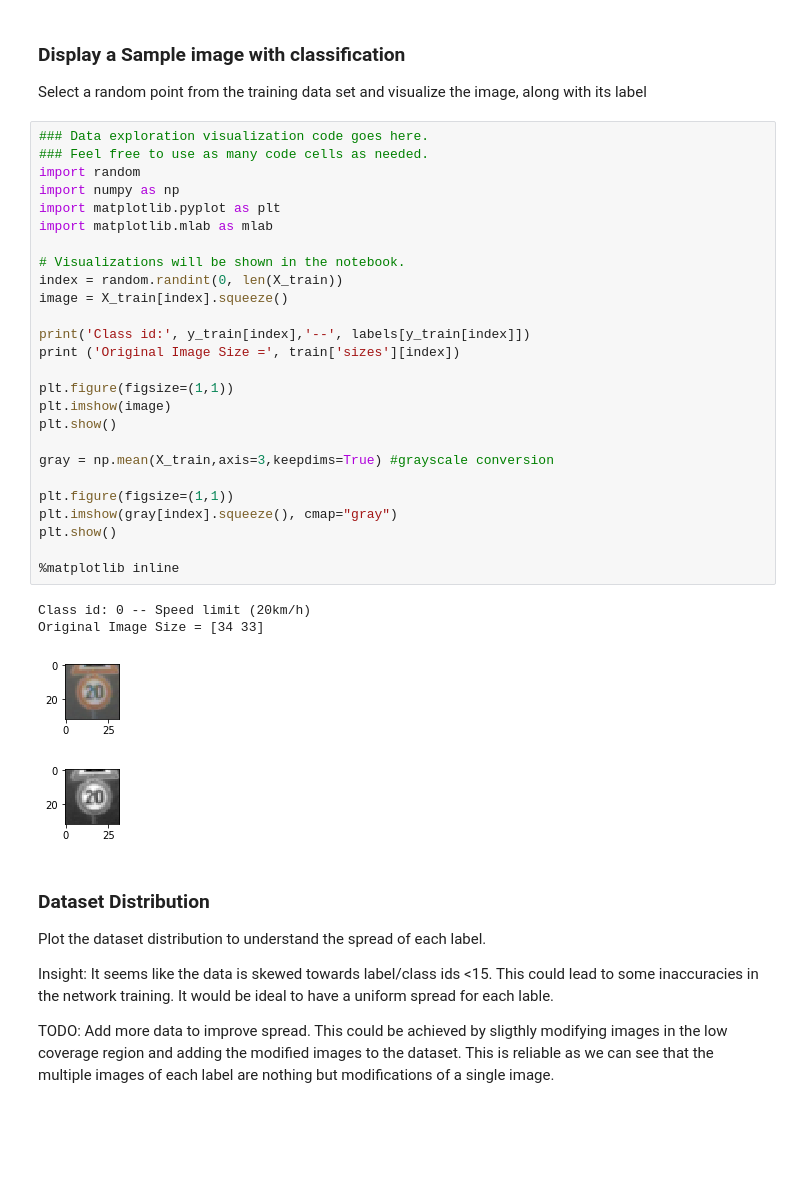
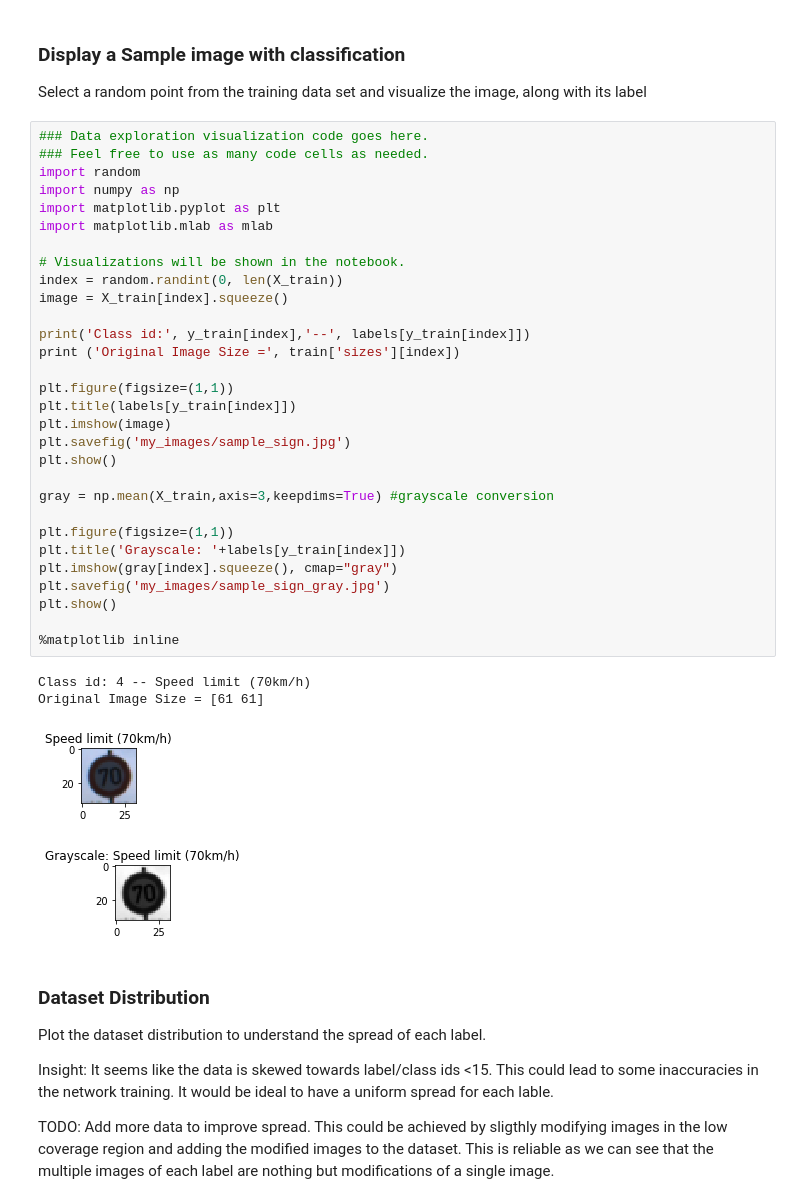
Before and after one commit to avikjuneja/Udacity--SelfDrivingCar_ND, a Jupyter notebook: CarND-Traffic-Sign-Classifier-Project/Traffic_Sign_Classifier.ipynb, the cells around one changed output. Drawn from its saved outputs; the diff is of its cells as text; blank space fills up the shorter version.

```diff
--- a/CarND-Traffic-Sign-Classifier-Project/Traffic_Sign_Classifier.ipynb
+++ b/CarND-Traffic-Sign-Classifier-Project/Traffic_Sign_Classifier.ipynb
@@ -135,34 +135,38 @@ Select a random point from the training data set and visualize the image, along
 # %%
 ### Data exploration visualization code goes here.
 ### Feel free to use as many code cells as needed.
 import random
 import numpy as np
 import matplotlib.pyplot as plt
 import matplotlib.mlab as mlab
 
 # Visualizations will be shown in the notebook.
 index = random.randint(0, len(X_train))
 image = X_train[index].squeeze()
 
 print('Class id:', y_train[index],'--', labels[y_train[index]])
 print ('Original Image Size =', train['sizes'][index])
 
 plt.figure(figsize=(1,1))
+plt.title(labels[y_train[index]])
 plt.imshow(image)
+plt.savefig('my_images/sample_sign.jpg')
 plt.show()
 
 gray = np.mean(X_train,axis=3,keepdims=True) #grayscale conversion
 
 plt.figure(figsize=(1,1))
+plt.title('Grayscale: '+labels[y_train[index]])
 plt.imshow(gray[index].squeeze(), cmap="gray")
+plt.savefig('my_images/sample_sign_gray.jpg')
 plt.show()
 
 %matplotlib inline
 # %% [output]
-Class id: 0 -- Speed limit (20km/h)
-Original Image Size = [34 33]
+Class id: 4 -- Speed limit (70km/h)
+Original Image Size = [61 61]
-[figure, old version]
+[figure, new version]
-[figure, old version]
+[figure, new version]
 # %% [markdown]
 ### Dataset Distribution
 Plot the dataset distribution to understand the spread of each label.
```
Also changed, not shown: parts of 8 cells of this notebook, 10 other files.
